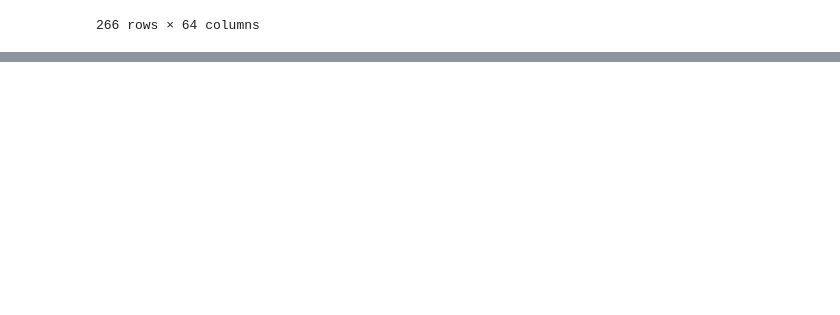
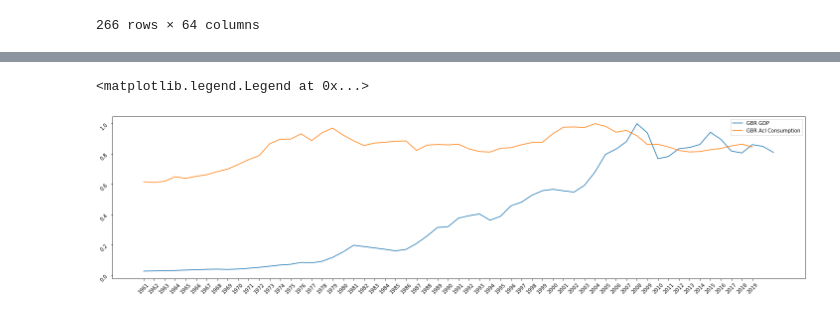
Before and after one commit to stuartbrown4/Big-Data-Assignment, a Jupyter notebook: Data-Handling-01.ipynb, the cells around one changed output, grey strips where cells are left out. Cells and saved outputs as stored; diff of their text form; code cells hidden in the pictures; blank space fills up the shorter version.

```diff
--- a/Data-Handling-01.ipynb
+++ b/Data-Handling-01.ipynb
@@ -170,0 +142,3 @@ fig, ax = plt.subplots(1,1,figsize=(25,5))
+# %%
+gbr_gdp = CountryGDP('United Kingdom')
+gbr_consumption = CountryConspumtion('United Kingdom of Great Britain and Northern Ireland')
@@ -170,0 +164,19 @@ fig, ax = plt.subplots(1,1,figsize=(25,5))
+# %%
+x1 = np.arange(0, len(gbr_gdp), step=1)
+y1 = gbr_gdp['scaled gdp'].to_list()
+x2 = np.arange(0, len(gbr_consumption), step=1)
+y2 = gbr_consumption['alc_cons_litre_scaled'].to_list()
+years = gbr_consumption['Year'].to_list()
+
+fig, ax = plt.subplots(1,1,figsize=(25,6))
+
+ax.plot(x1, y1, label='GBR GDP')
+ax.plot(x2, y2, label='GBR Acl Consumption')
+
+ax.set_xticks(np.arange(len(gbr_consumption)))
+ax.set_xticklabels(years)
+ax.tick_params(labelrotation=45)
+ax.legend()
+# %% [output]
+<matplotlib.legend.Legend at 0x...>
+[figure, added]
```
Also changed, not shown: parts of 11 cells of this notebook.
